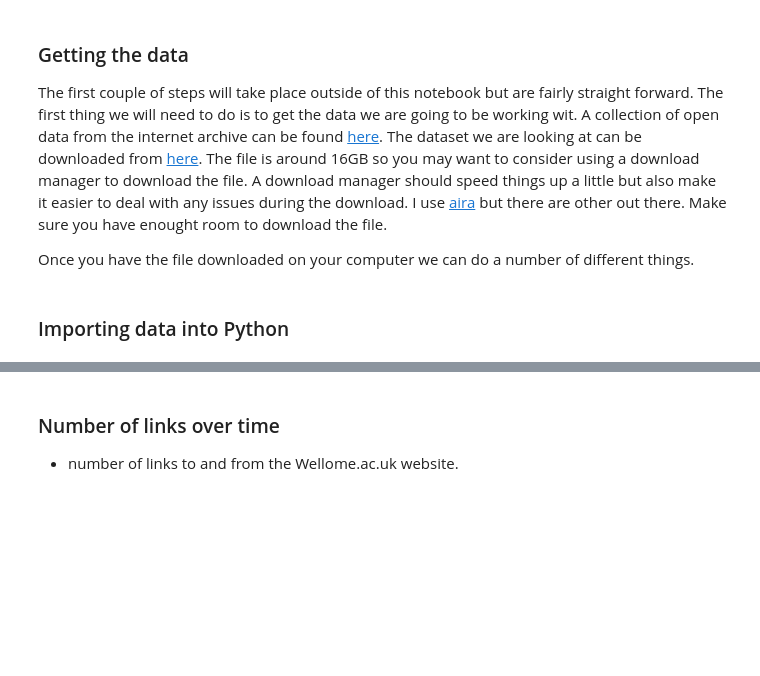
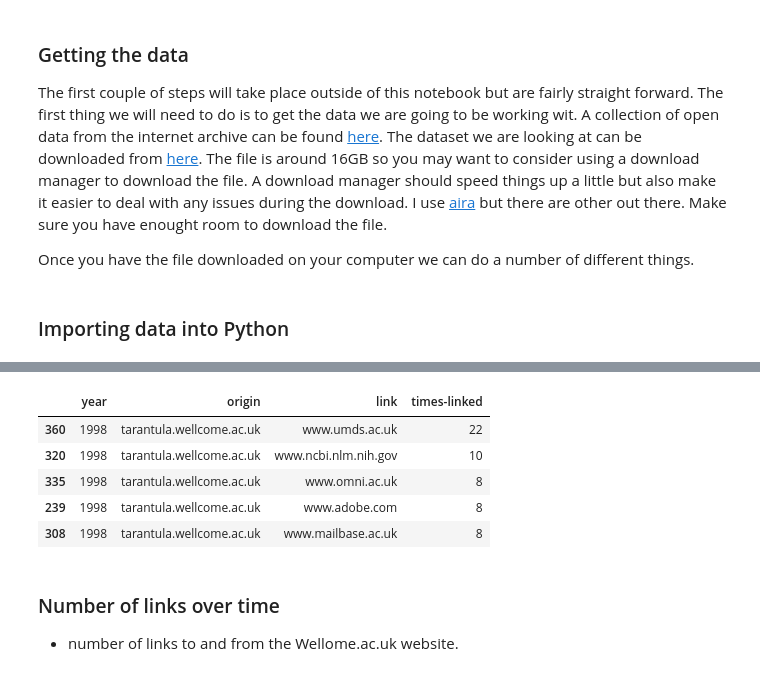
Before and after one commit to davanstrien/uk-web-archive-open-data-wellcome-project, a Jupyter notebook: Wellcome-linkage.ipynb, the cells around one changed output, grey strips where cells are left out. Saved outputs shown, nothing was run; the diff lists cells and outputs as text; code cells hidden in the pictures; blank space fills up the shorter version.

```diff
--- a/Wellcome-linkage.ipynb
+++ b/Wellcome-linkage.ipynb
@@ -93,3 +136,12 @@ wellcome_data.sort_values(by='origin', ascending=1)[:20]
+# %%
+wellcome_external_links[wellcome_external_links.year==1998].sort_values(by="times-linked", ascending=0).head(5)
+# %% [output]
+|  | year | origin | link | times-linked |
+| 360 | 1998 | tarantula.wellcome.ac.uk | www.umds.ac.uk | 22 |
+| 320 | 1998 | tarantula.wellcome.ac.uk | www.ncbi.nlm.nih.gov | 10 |
+| 335 | 1998 | tarantula.wellcome.ac.uk | www.omni.ac.uk | 8 |
+| 239 | 1998 | tarantula.wellcome.ac.uk | www.adobe.com | 8 |
+| 308 | 1998 | tarantula.wellcome.ac.uk | www.mailbase.ac.uk | 8 |
 # %% [markdown]
 ### Number of links over time
 
```
Also changed, not shown: parts of 28 cells of this notebook.
